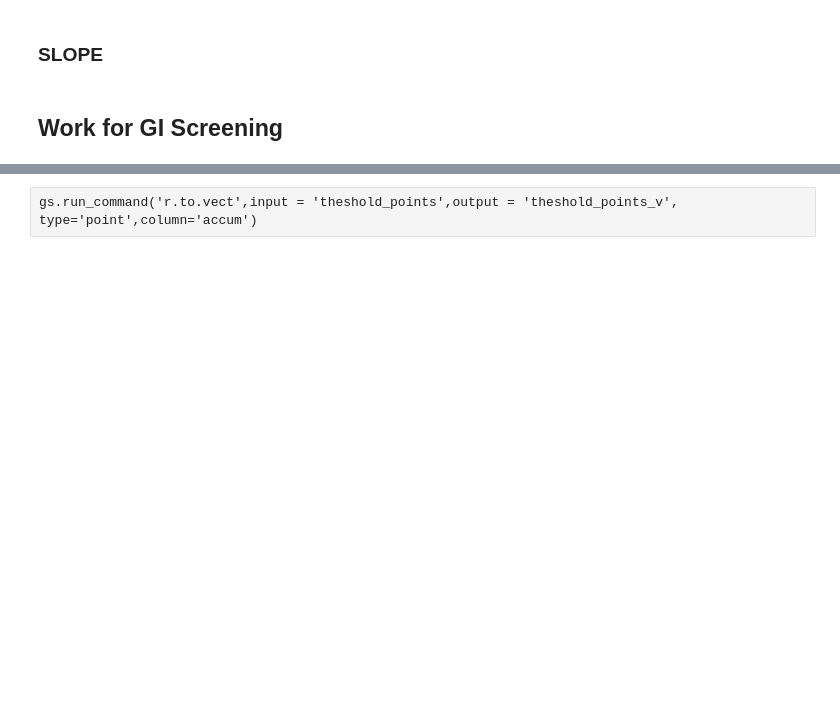
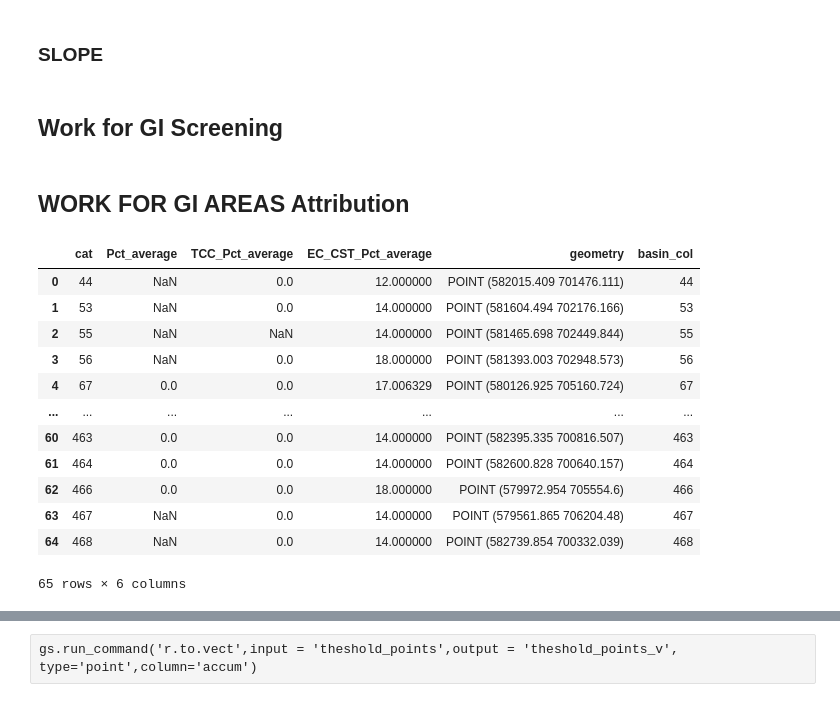
Before and after one commit to csmithnv5/dem_prep, a Jupyter notebook: notebooks/temp_essex.ipynb, the cells around one changed output, grey strips where cells are left out. Drawn from its saved outputs; the diff is of its cells as text; code cells hidden in the pictures; blank space fills up the shorter version.

```diff
--- a/notebooks/temp_essex.ipynb
+++ b/notebooks/temp_essex.ipynb
@@ -212,0 +260,2 @@ gs.run_command('v.out.ogr',input=f'steep_10_pct_{aoi}',output=vector_dir/f'slope
+# %% [markdown]
+## WORK FOR GI AREAS Attribution
@@ -212,0 +271,16 @@ gs.run_command('v.out.ogr',input=f'steep_10_pct_{aoi}',output=vector_dir/f'slope
+# %%
+gdf_cent
+# %% [output]
+|  | cat | Pct_average | TCC_Pct_average | EC_CST_Pct_average | geometry | basin_col |
+| 0 | 44 | NaN | 0.0 | 12.000000 | POINT (582015.409 701476.111) | 44 |
+| 1 | 53 | NaN | 0.0 | 14.000000 | POINT (581604.494 702176.166) | 53 |
+| 2 | 55 | NaN | NaN | 14.000000 | POINT (581465.698 702449.844) | 55 |
+| 3 | 56 | NaN | 0.0 | 18.000000 | POINT (581393.003 702948.573) | 56 |
+| 4 | 67 | 0.0 | 0.0 | 17.006329 | POINT (580126.925 705160.724) | 67 |
+| ... | ... | ... | ... | ... | ... | ... |
+| 60 | 463 | 0.0 | 0.0 | 14.000000 | POINT (582395.335 700816.507) | 463 |
+| 61 | 464 | 0.0 | 0.0 | 14.000000 | POINT (582600.828 700640.157) | 464 |
+| 62 | 466 | 0.0 | 0.0 | 18.000000 | POINT (579972.954 705554.6) | 466 |
+| 63 | 467 | NaN | 0.0 | 14.000000 | POINT (579561.865 706204.48) | 467 |
+| 64 | 468 | NaN | 0.0 | 14.000000 | POINT (582739.854 700332.039) | 468 |
+65 rows × 6 columns
```
Also changed, not shown: parts of 43 cells of this notebook.
